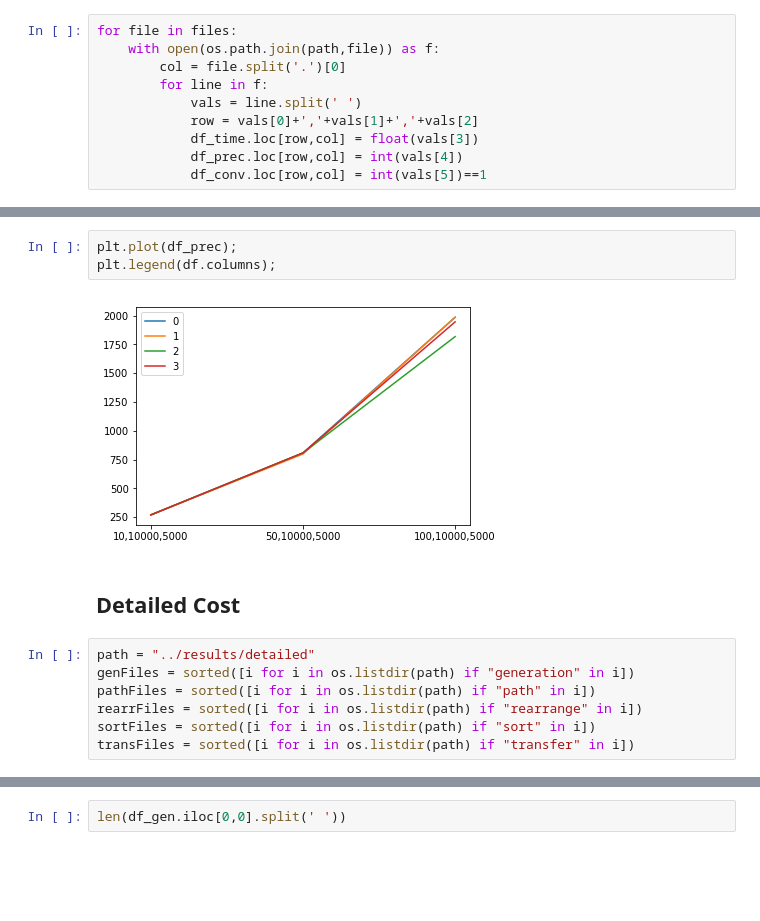
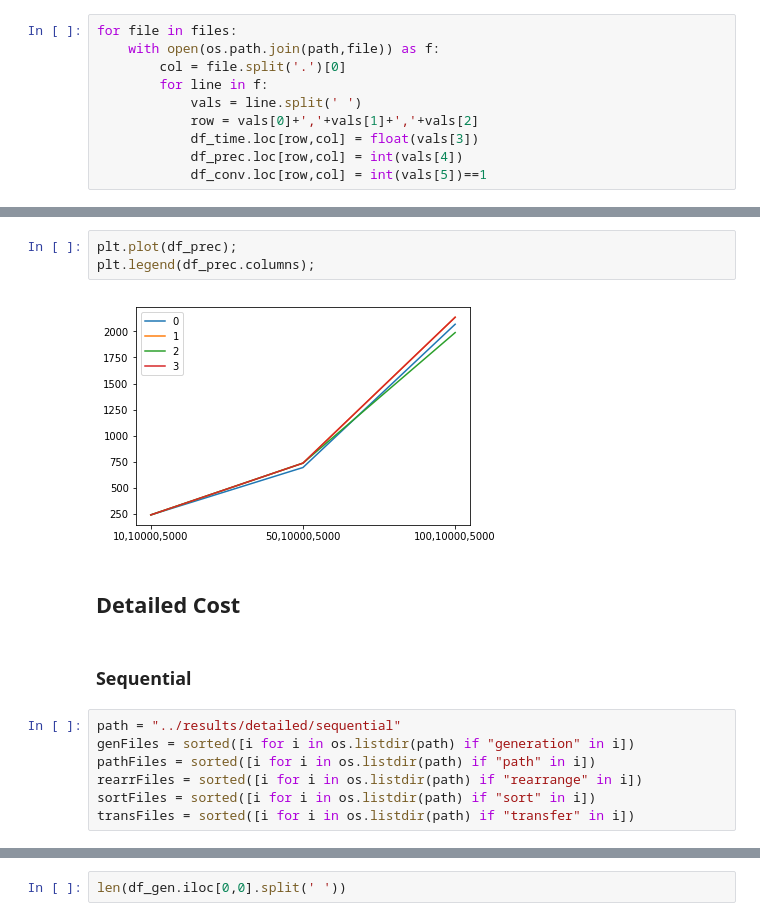
Before and after one commit to danif93/Genetic-Travelling-Salesman, a Jupyter notebook: code/python_dataAnalysis/read_files.ipynb, the cells around one changed output, grey strips where cells are left out. Saved outputs shown, nothing was run; the diff lists cells and outputs as text; blank space fills up the shorter version.

Commit message:
directory management reworked for the detailed cost print system;

```diff
--- a/code/python_dataAnalysis/read_files.ipynb
+++ b/code/python_dataAnalysis/read_files.ipynb
@@ -51,12 +51,14 @@ df_conv
 # %%
 plt.plot(df_prec);
-plt.legend(df.columns);
+plt.legend(df_prec.columns);
 # %% [output]
-[figure, old version]
+[figure, new version]
 # %% [markdown]
 ## Detailed Cost
+# %% [markdown]
+### Sequential
 # %%
-path = "../results/detailed"
+path = "../results/detailed/sequential"
 genFiles = sorted([i for i in os.listdir(path) if "generation" in i])
 pathFiles = sorted([i for i in os.listdir(path) if "path" in i])
 rearrFiles = sorted([i for i in os.listdir(path) if "rearrange" in i])
```
Also changed, not shown: parts of 28 cells of this notebook, 55 other files.
